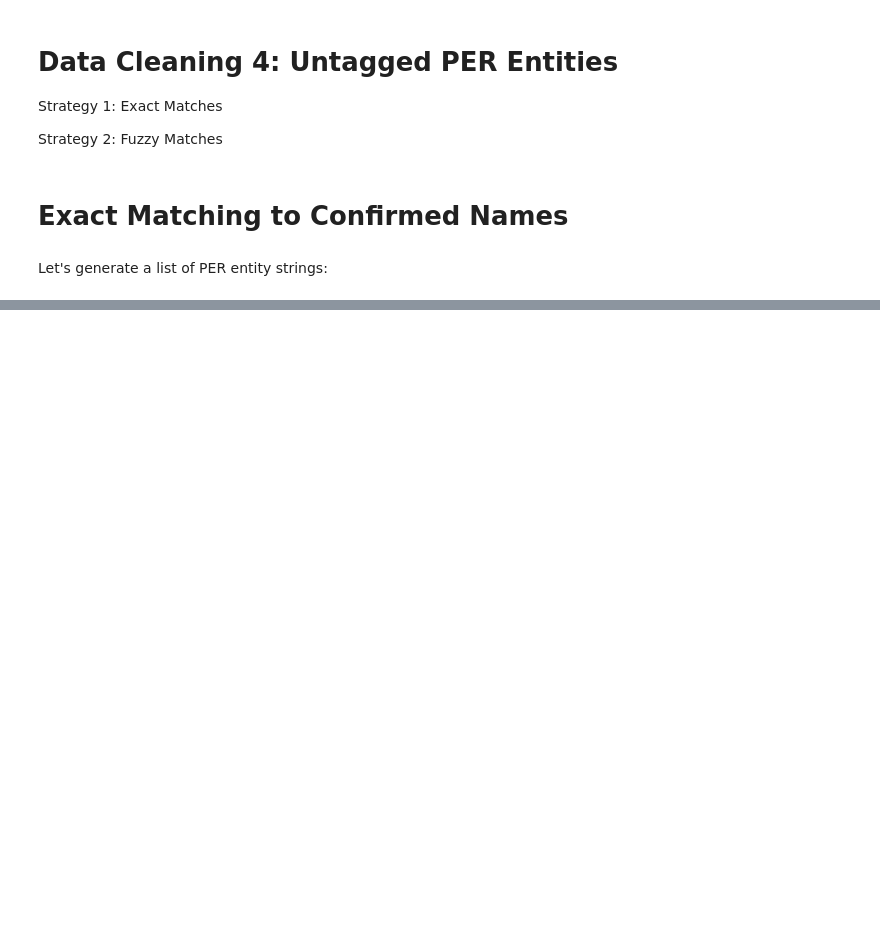
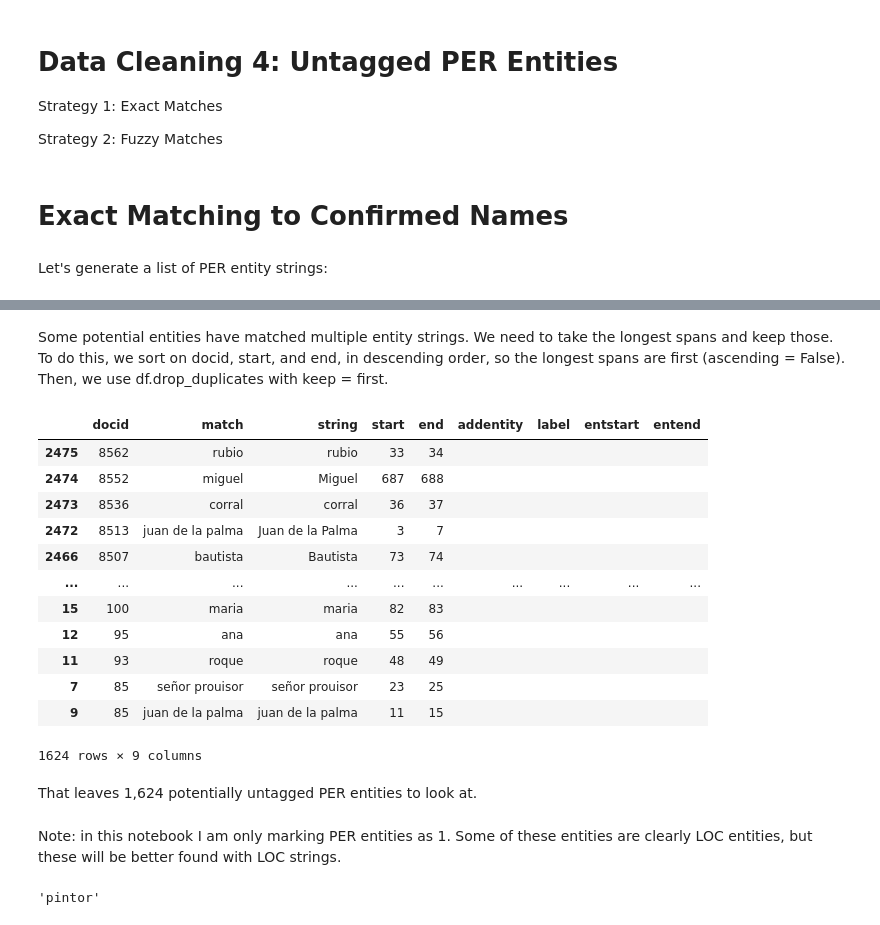
Before and after one commit to FelipeAdeT/SevilleDataProcessing, a Jupyter notebook: Data Cleaning/Data Cleaning 4.ipynb, the cells around one changed output, grey strips where cells are left out. Drawn from its saved outputs; the diff is of its cells as text; code cells hidden in the pictures; blank space fills up the shorter version.

```diff
--- a/Data Cleaning/Data Cleaning 4.ipynb
+++ b/Data Cleaning/Data Cleaning 4.ipynb
@@ -77,0 +167,2 @@ untaggedPERS
+# %%
+untaggedPERS_df = pd.DataFrame(untaggedPERS, columns = ['docid','match','string','start','end'])
@@ -77,0 +225,2 @@ untaggedPERS
+# %%
+untaggedPERS_df = untaggedPERS_df[(untaggedPERS_df['string']!='de') & (untaggedPERS_df['string']!='de la') & (untaggedPERS_df['string']!='costa')]
@@ -77,0 +231,5 @@ untaggedPERS
+# %%
+untaggedPERS_df['addentity']=''
+untaggedPERS_df['entstart']=''
+untaggedPERS_df['entend']=''
+untaggedPERS_df['label']=''
@@ -77,0 +266,22 @@ untaggedPERS
+# %% [markdown]
+Some potential entities have matched multiple entity strings. We need to take the longest spans and keep those. To do this, we sort on docid, start, and end, in descending order, so the longest spans are first (ascending = False). Then, we use  df.drop_duplicates with keep =  first.
+# %%
+untaggedPERS_df = untaggedPERS_df.sort_values(['docid','start','end'], ascending = False).drop_duplicates(['docid','start'], keep = 'first')
+# %%
+untaggedPERS_df
+# %% [output]
+|  | docid | match | string | start | end | addentity | label | entstart | entend |
+| 2475 | 8562 | rubio | rubio | 33 | 34 |  |  |  |  |
+| 2474 | 8552 | miguel | Miguel | 687 | 688 |  |  |  |  |
+| 2473 | 8536 | corral | corral | 36 | 37 |  |  |  |  |
+| 2472 | 8513 | juan de la palma | Juan de la Palma | 3 | 7 |  |  |  |  |
+| 2466 | 8507 | bautista | Bautista | 73 | 74 |  |  |  |  |
+| ... | ... | ... | ... | ... | ... | ... | ... | ... | ... |
+| 15 | 100 | maria | maria | 82 | 83 |  |  |  |  |
+| 12 | 95 | ana | ana | 55 | 56 |  |  |  |  |
+| 11 | 93 | roque | roque | 48 | 49 |  |  |  |  |
+| 7 | 85 | señor prouisor | señor prouisor | 23 | 25 |  |  |  |  |
+| 9 | 85 | juan de la palma | juan de la palma | 11 | 15 |  |  |  |  |
+1624 rows × 9 columns
+# %% [markdown]
+That leaves 1,624 potentially untagged PER entities to look at.
@@ -77,0 +325,6 @@ untaggedPERS
+# %% [markdown]
+Note: in this notebook I am only marking PER entities as 1. Some of these entities are clearly LOC entities, but these will be better found with LOC strings.
+# %%
+doc[start+b].text.lower()
+# %% [output]
+'pintor'
```
Also changed, not shown: parts of 39 cells of this notebook, 9 other files.
